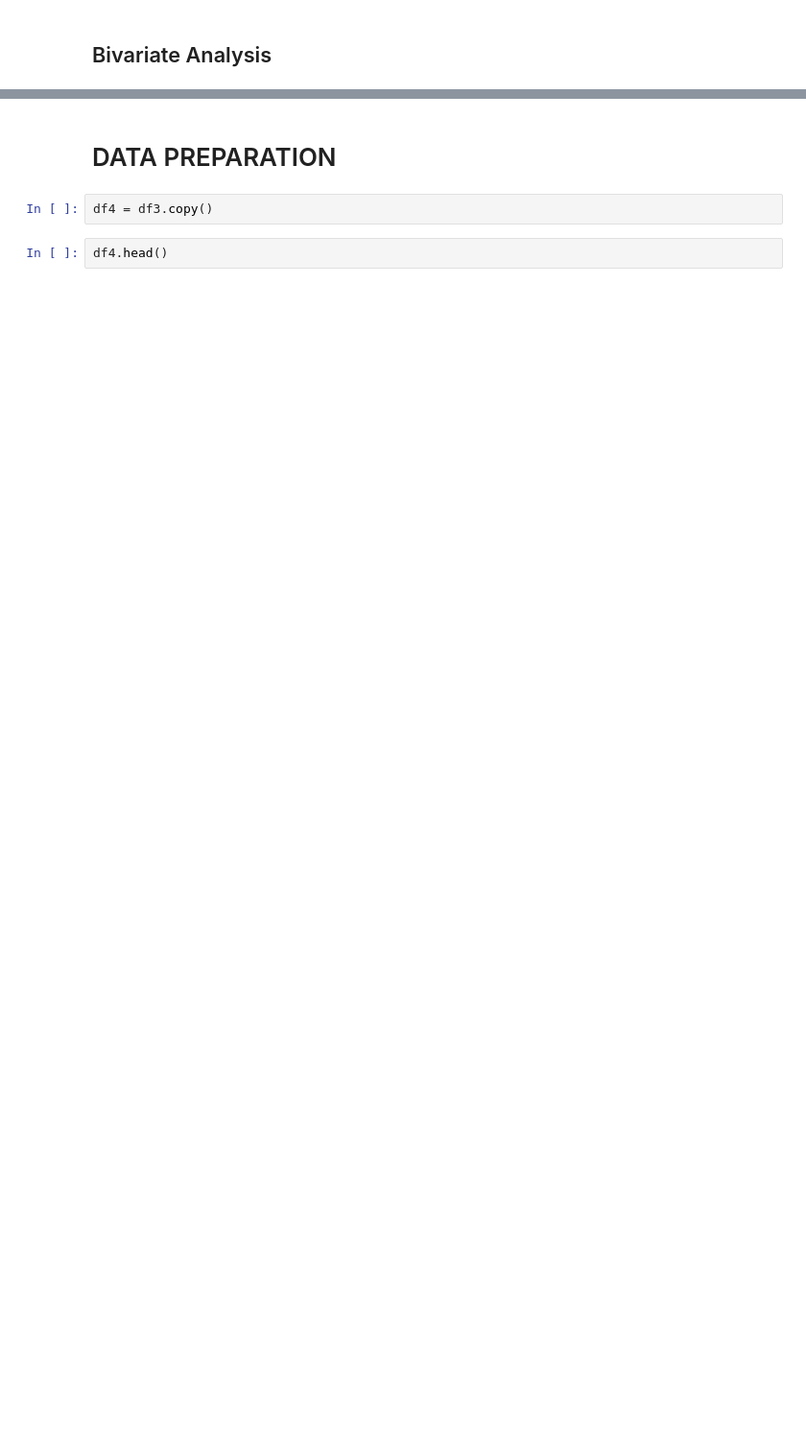
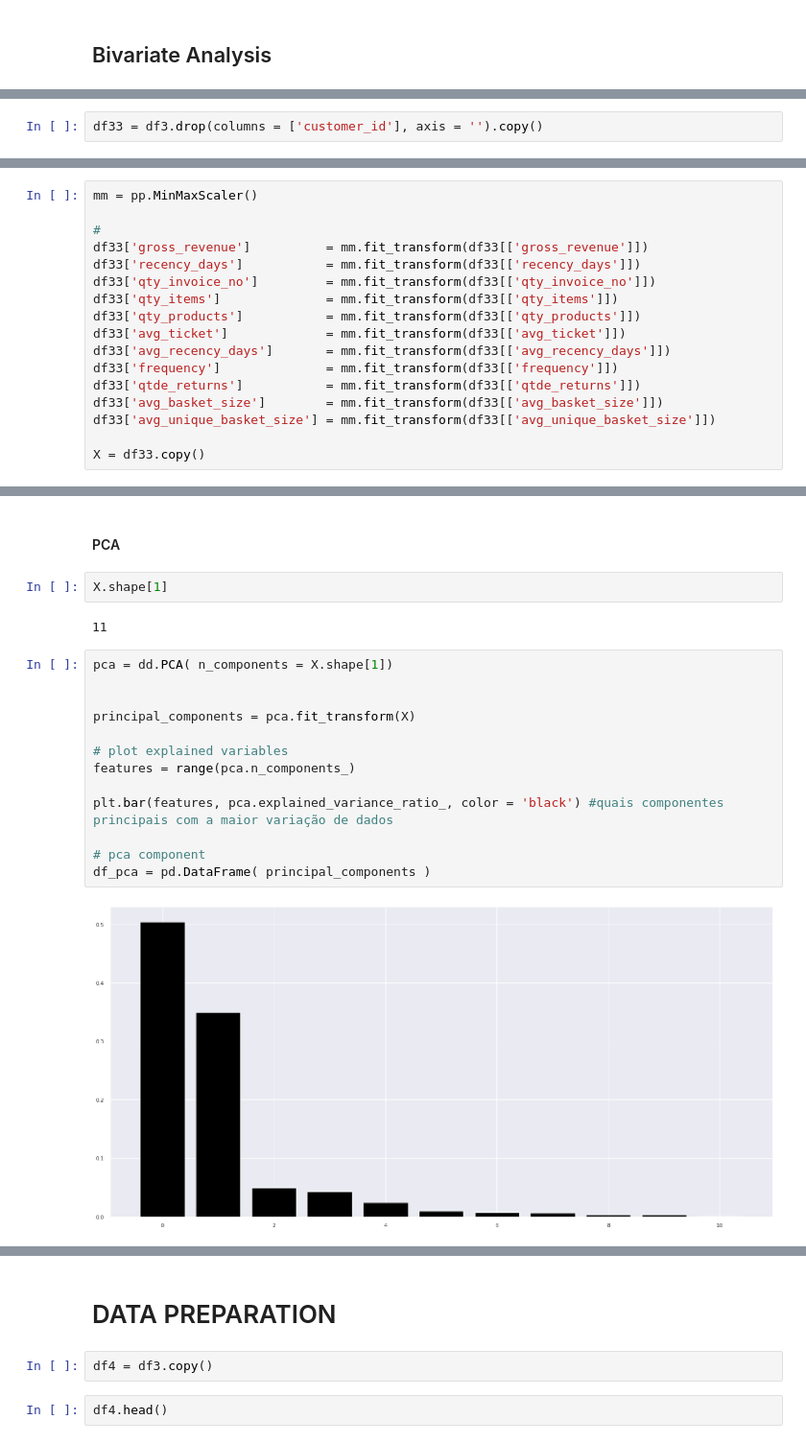
Before and after one commit to marxcerqueira/Kaggle-HighValue-Custormers-Identification, a Jupyter notebook: notebooks/c4.0-mc-feature-engineering.ipynb, the cells around one changed output, grey strips where cells are left out. Shown at 96% size. Cells and saved outputs as stored; diff of their text form; blank space fills up the shorter version.

```diff
--- a/notebooks/c4.0-mc-feature-engineering.ipynb
+++ b/notebooks/c4.0-mc-feature-engineering.ipynb
@@ -1027,0 +1097,2 @@ df2[df2['customer_id'] == 16446]
+# %%
+df33 = df3.drop(columns = ['customer_id'], axis = '').copy()
@@ -1027,0 +1106,17 @@ df2[df2['customer_id'] == 16446]
+# %%
+mm = pp.MinMaxScaler()
+
+#
+df33['gross_revenue']          = mm.fit_transform(df33[['gross_revenue']])
+df33['recency_days']           = mm.fit_transform(df33[['recency_days']])
+df33['qty_invoice_no']         = mm.fit_transform(df33[['qty_invoice_no']])
+df33['qty_items']              = mm.fit_transform(df33[['qty_items']])
+df33['qty_products']           = mm.fit_transform(df33[['qty_products']])
+df33['avg_ticket']             = mm.fit_transform(df33[['avg_ticket']])
+df33['avg_recency_days']       = mm.fit_transform(df33[['avg_recency_days']])
+df33['frequency']              = mm.fit_transform(df33[['frequency']])
+df33['qtde_returns']           = mm.fit_transform(df33[['qtde_returns']])
+df33['avg_basket_size']        = mm.fit_transform(df33[['avg_basket_size']])
+df33['avg_unique_basket_size'] = mm.fit_transform(df33[['avg_unique_basket_size']])
+
+X = df33.copy()
@@ -1027,0 +1132,21 @@ df2[df2['customer_id'] == 16446]
+# %% [markdown]
+#### PCA
+# %%
+X.shape[1]
+# %% [output]
+11
+# %%
+pca = dd.PCA( n_components = X.shape[1])
+
+
+principal_components = pca.fit_transform(X)
+
+# plot explained variables
+features = range(pca.n_components_)
+
+plt.bar(features, pca.explained_variance_ratio_, color = 'black') #quais componentes principais com a maior variação de dados
+
+# pca component
+df_pca = pd.DataFrame( principal_components )
+# %% [output]
+[figure, added]
```
Also changed, not shown: parts of 45 cells of this notebook, 2 other files.
